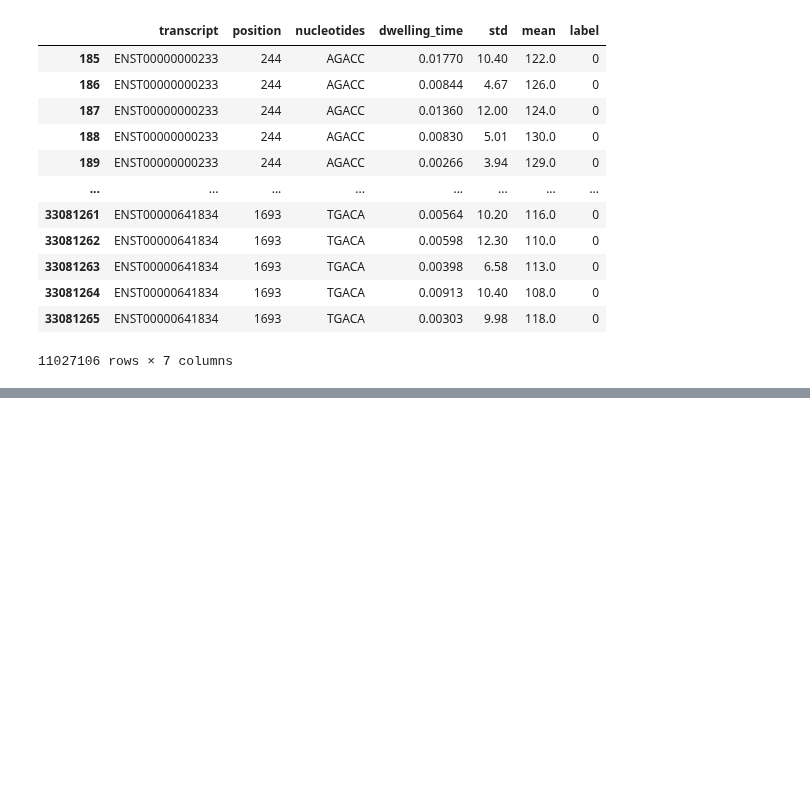
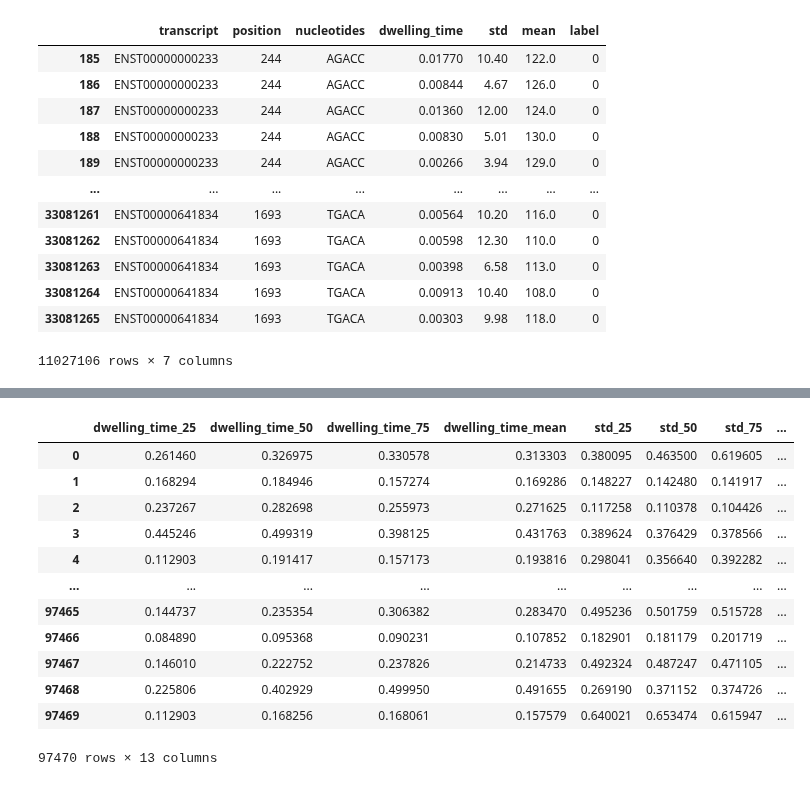
Before and after one commit to claudia-07/DSA4262-ACMXZ, a Jupyter notebook: pipeline/notebooks/Preprocessing.ipynb, the cells around one changed output, grey strips where cells are left out. Drawn from its saved outputs; the diff is of its cells as text; code cells hidden in the pictures; blank space fills up the shorter version.

```diff
--- a/pipeline/notebooks/Preprocessing.ipynb
+++ b/pipeline/notebooks/Preprocessing.ipynb
@@ -158,0 +118,16 @@ test data shape: (1126568, 5)
+# %%
+df_pre.X_train
+# %% [output]
+|  | dwelling_time_25 | dwelling_time_50 | dwelling_time_75 | dwelling_time_mean | std_25 | std_50 | std_75 | ... |
+| 0 | 0.261460 | 0.326975 | 0.330578 | 0.313303 | 0.380095 | 0.463500 | 0.619605 | ... |
+| 1 | 0.168294 | 0.184946 | 0.157274 | 0.169286 | 0.148227 | 0.142480 | 0.141917 | ... |
+| 2 | 0.237267 | 0.282698 | 0.255973 | 0.271625 | 0.117258 | 0.110378 | 0.104426 | ... |
+| 3 | 0.445246 | 0.499319 | 0.398125 | 0.431763 | 0.389624 | 0.376429 | 0.378566 | ... |
+| 4 | 0.112903 | 0.191417 | 0.157173 | 0.193816 | 0.298041 | 0.356640 | 0.392282 | ... |
+| ... | ... | ... | ... | ... | ... | ... | ... | ... |
+| 97465 | 0.144737 | 0.235354 | 0.306382 | 0.283470 | 0.495236 | 0.501759 | 0.515728 | ... |
+| 97466 | 0.084890 | 0.095368 | 0.090231 | 0.107852 | 0.182901 | 0.181179 | 0.201719 | ... |
+| 97467 | 0.146010 | 0.222752 | 0.237826 | 0.214733 | 0.492324 | 0.487247 | 0.471105 | ... |
+| 97468 | 0.225806 | 0.402929 | 0.499950 | 0.491655 | 0.269190 | 0.371152 | 0.374726 | ... |
+| 97469 | 0.112903 | 0.168256 | 0.168061 | 0.157579 | 0.640021 | 0.653474 | 0.615947 | ... |
+97470 rows × 13 columns
```
Also changed, not shown: parts of 13 cells of this notebook, 2 other files.
